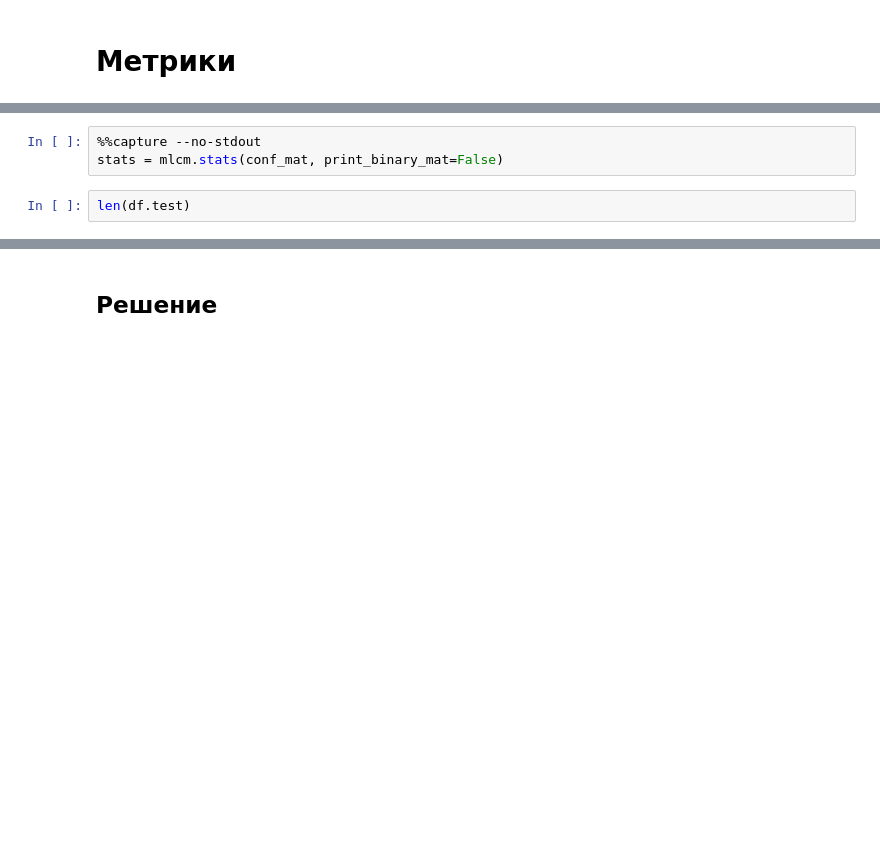
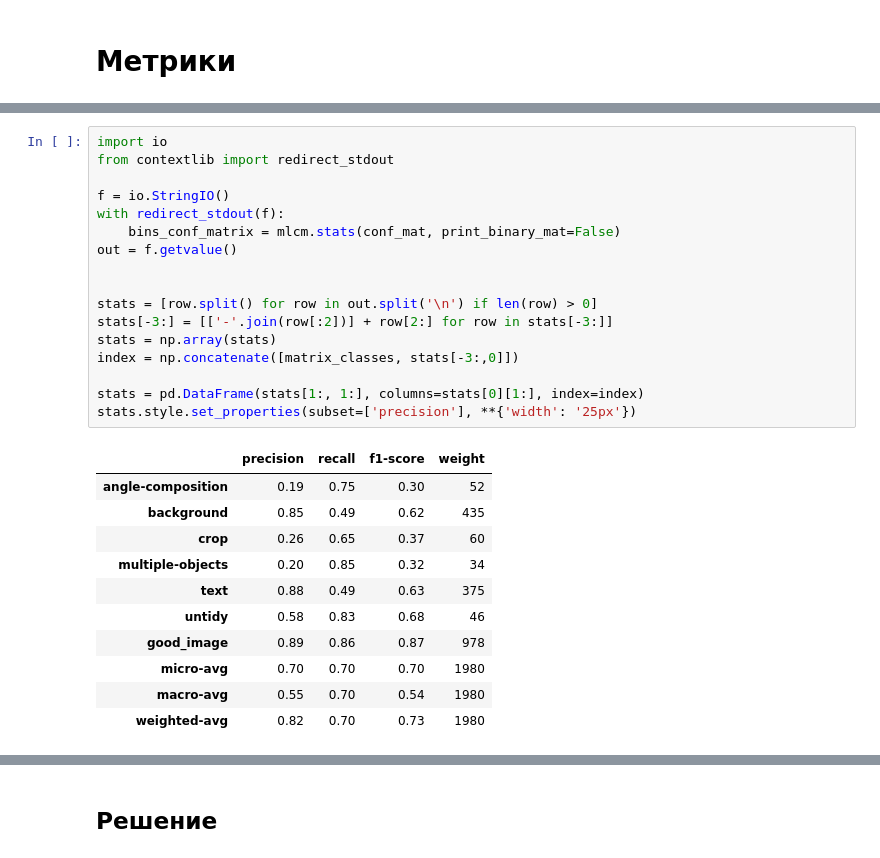
Before and after one commit to Luzinsan/intership, a Jupyter notebook: ex2/EX2_Quality.ipynb, the cells around one changed output, grey strips where cells are left out. Saved outputs shown, nothing was run; the diff lists cells and outputs as text; blank space fills up the shorter version.

```diff
--- a/ex2/EX2_Quality.ipynb
+++ b/ex2/EX2_Quality.ipynb
@@ -765,8 +979,32 @@ plt.show()
-# %%
-%%capture --no-stdout
-stats = mlcm.stats(conf_mat, print_binary_mat=False)
-# %%
-len(df.test)
+# %%
+import io
+from contextlib import redirect_stdout
+
+f = io.StringIO()
+with redirect_stdout(f):
+    bins_conf_matrix = mlcm.stats(conf_mat, print_binary_mat=False)
+out = f.getvalue()
+
+
+stats = [row.split() for row in out.split('\n') if len(row) > 0]
+stats[-3:] = [['-'.join(row[:2])] + row[2:] for row in stats[-3:]]
+stats = np.array(stats)
+index = np.concatenate([matrix_classes, stats[-3:,0]])
+
+stats = pd.DataFrame(stats[1:, 1:], columns=stats[0][1:], index=index)
+stats.style.set_properties(subset=['precision'], **{'width': '25px'})
+# %% [output]
+|  | precision | recall | f1-score | weight |
+| angle-composition | 0.19 | 0.75 | 0.30 | 52 |
+| background | 0.85 | 0.49 | 0.62 | 435 |
+| crop | 0.26 | 0.65 | 0.37 | 60 |
+| multiple-objects | 0.20 | 0.85 | 0.32 | 34 |
+| text | 0.88 | 0.49 | 0.63 | 375 |
+| untidy | 0.58 | 0.83 | 0.68 | 46 |
+| good_image | 0.89 | 0.86 | 0.87 | 978 |
+| micro-avg | 0.70 | 0.70 | 0.70 | 1980 |
+| macro-avg | 0.55 | 0.70 | 0.54 | 1980 |
+| weighted-avg | 0.82 | 0.70 | 0.73 | 1980 |
 # %%
 fig = plt.figure(figsize=(20, 20))
 
```
Also changed, not shown: parts of 27 cells of this notebook, 3 other files.
